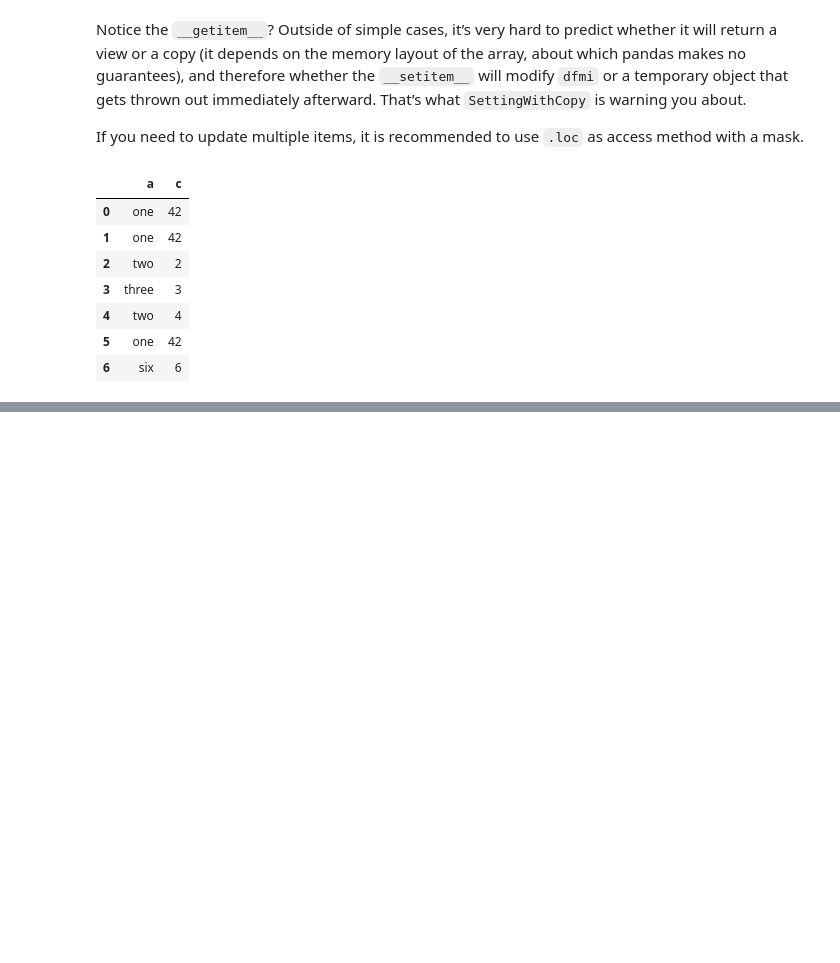
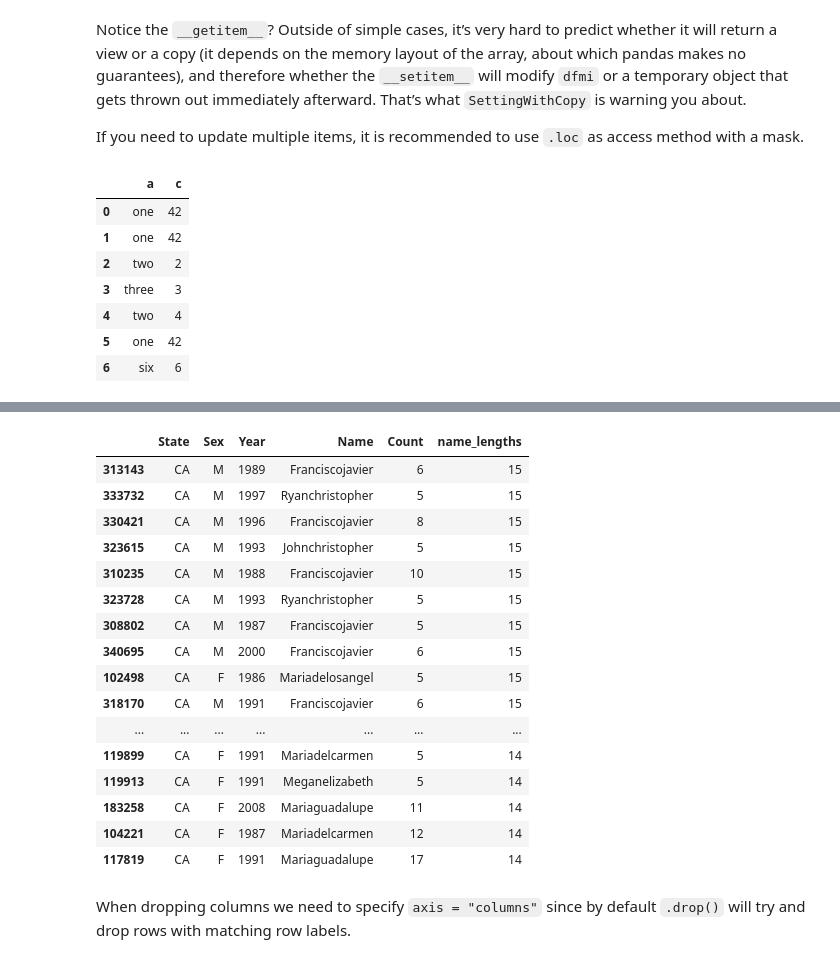
Before and after one commit to bongomarcel/CERI_Pandas, a Jupyter notebook: Lecture_Notebook.ipynb, the cells around one changed output, grey strips where cells are left out. Cells and saved outputs as stored; diff of their text form; code cells hidden in the pictures; blank space fills up the shorter version.

```diff
--- a/Lecture_Notebook.ipynb
+++ b/Lecture_Notebook.ipynb
@@ -723,0 +737,5 @@ dfd
+# %%
+# Let's load the babynames data.
+field_names = ['State', 'Sex', 'Year', 'Name', 'Count']
+babynames = pd.read_csv('./data/CA.TXT', header=None, names=field_names)
+babynames.sample(5)
@@ -723,0 +811,7 @@ dfd
+# %%
+#create a new series of only the lengths
+babyname_lengths = babynames["Name"].str.len()
+
+#add that series to the dataframe as a column
+babynames["name_lengths"] = babyname_lengths
+babynames.head(5)
@@ -723,0 +825,24 @@ dfd
+# %%
+#sort by the temporary column
+babynames = babynames.sort_values(by = "name_lengths", ascending=False)
+babynames.head(25)
+# %% [output]
+|  | State | Sex | Year | Name | Count | name_lengths |
+| 313143 | CA | M | 1989 | Franciscojavier | 6 | 15 |
+| 333732 | CA | M | 1997 | Ryanchristopher | 5 | 15 |
+| 330421 | CA | M | 1996 | Franciscojavier | 8 | 15 |
+| 323615 | CA | M | 1993 | Johnchristopher | 5 | 15 |
+| 310235 | CA | M | 1988 | Franciscojavier | 10 | 15 |
+| 323728 | CA | M | 1993 | Ryanchristopher | 5 | 15 |
+| 308802 | CA | M | 1987 | Franciscojavier | 5 | 15 |
+| 340695 | CA | M | 2000 | Franciscojavier | 6 | 15 |
+| 102498 | CA | F | 1986 | Mariadelosangel | 5 | 15 |
+| 318170 | CA | M | 1991 | Franciscojavier | 6 | 15 |
+| ... | ... | ... | ... | ... | ... | ... |
+| 119899 | CA | F | 1991 | Mariadelcarmen | 5 | 14 |
+| 119913 | CA | F | 1991 | Meganelizabeth | 5 | 14 |
+| 183258 | CA | F | 2008 | Mariaguadalupe | 11 | 14 |
+| 104221 | CA | F | 1987 | Mariadelcarmen | 12 | 14 |
+| 117819 | CA | F | 1991 | Mariaguadalupe | 17 | 14 |
+# %% [markdown]
+When dropping columns we need to specify `axis = "columns"` since by default `.drop()` will try and drop rows with matching row labels.
```
Also changed, not shown: parts of 91 cells of this notebook.
